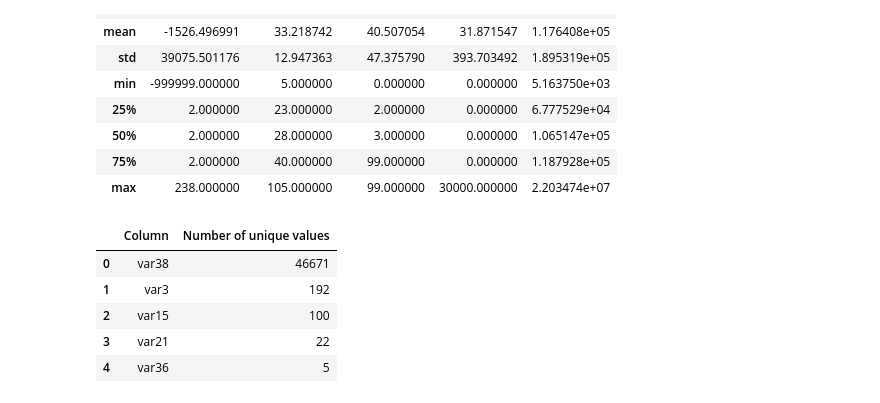
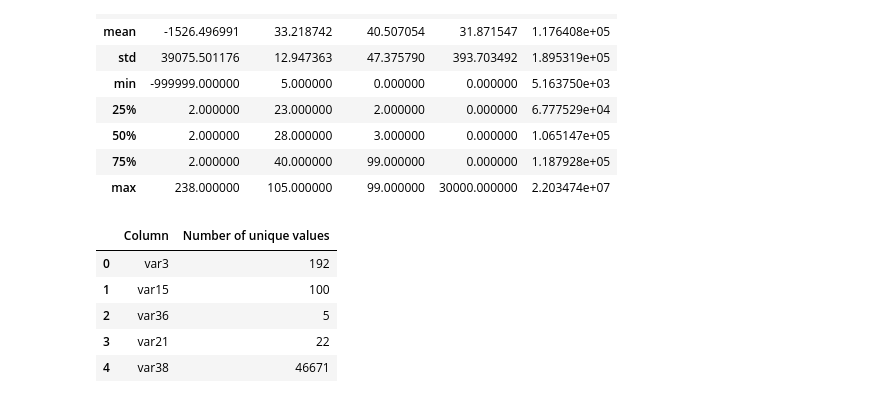
Before and after one commit to FelipeViacava/data-masters-case, a Jupyter notebook: 01-eda.ipynb, the cells around one changed output. Drawn from its saved outputs; the diff is of its cells as text; code cells hidden in the pictures.

```diff
--- a/01-eda.ipynb
+++ b/01-eda.ipynb
@@ -513,19 +516,18 @@ df[remaining_cols].describe()
 # %%
 df[remaining_cols] \
     .nunique() \
-    .nlargest(10) \
     .reset_index() \
     .rename(
         mapper={
             "index": "Column",
             0: "Number of unique values"
         },
         axis=1
     )
 # %% [output]
 |  | Column | Number of unique values |
-| 0 | var38 | 46671 |
-| 1 | var3 | 192 |
-| 2 | var15 | 100 |
+| 0 | var3 | 192 |
+| 1 | var15 | 100 |
+| 2 | var36 | 5 |
 | 3 | var21 | 22 |
-| 4 | var36 | 5 |
+| 4 | var38 | 46671 |
```
Also changed, not shown: parts of 22 cells of this notebook.
